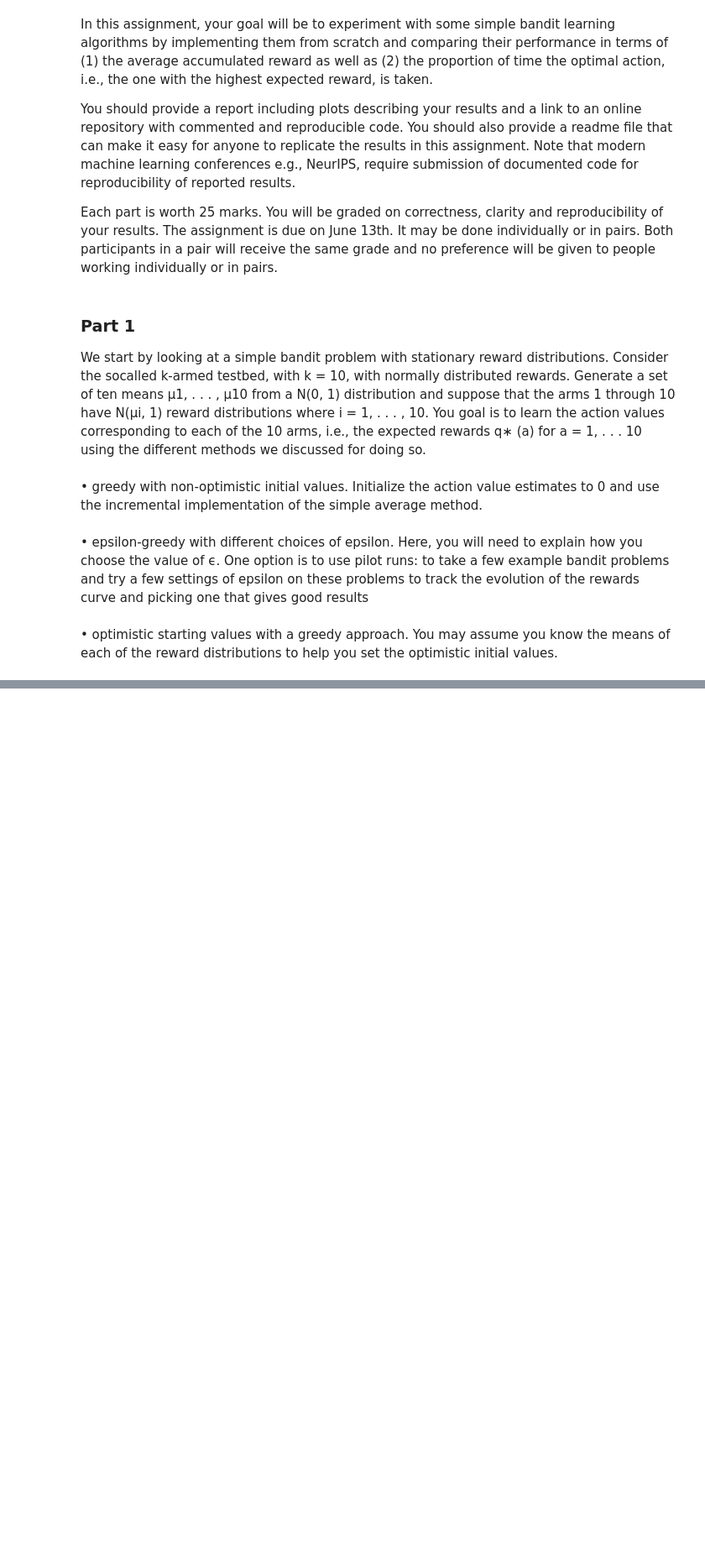
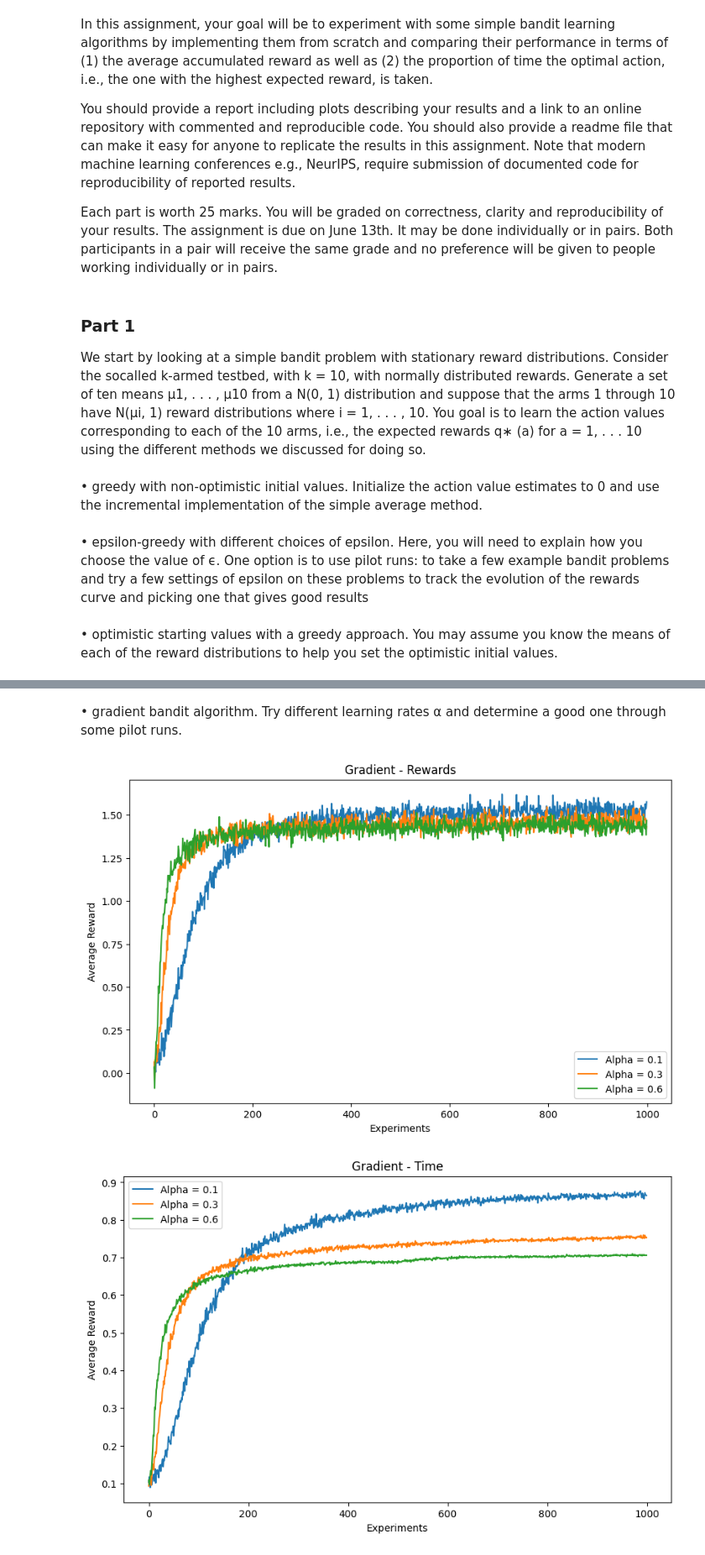
Before and after one commit to Mausoleoo/Multi-Armed-Bandit-Algorithm, a Jupyter notebook: Bandit Learning.ipynb, the cells around one changed output, grey strips where cells are left out. Shown at 84% size. Drawn from its saved outputs; the diff is of its cells as text; code cells hidden in the pictures; blank space fills up the shorter version.

```diff
--- a/Bandit Learning.ipynb
+++ b/Bandit Learning.ipynb
@@ -162,0 +182,44 @@ plt.show()
+# %% [markdown]
+• gradient bandit algorithm. Try different learning rates α and determine a good one through some pilot runs.
+# %%
+experiments = 1000
+Rewards_Gradient_1 = np.zeros((1000, 1000))
+Time_Gradient_1 = np.zeros((1000, 1000))
+Rewards_Gradient_2 = np.zeros((1000, 1000))
+Time_Gradient_2 = np.zeros((1000, 1000))
+Rewards_Gradient_3 = np.zeros((1000, 1000))
+Time_Gradient_3 = np.zeros((1000, 1000))
+
+for i in range(0,experiments):
+    Reward_list, time_avg = MultiArmedBandit(method = 'gradient', Alpha = 0.1)
+    Rewards_Gradient_1[i] = Reward_list
+    Time_Gradient_1[i] = time_avg
+    Reward_list, time_avg = MultiArmedBandit(method = 'gradient', Alpha = 0.3)
+    Rewards_Gradient_2[i] = Reward_list
+    Time_Gradient_2[i] = time_avg
+    Reward_list, time_avg = MultiArmedBandit(method = 'gradient', Alpha = 0.6)
+    Rewards_Gradient_3[i] = Reward_list
+    Time_Gradient_3[i] = time_avg
+
+plt.figure(figsize=(10, 6))
+plt.plot(np.mean(Rewards_Gradient_1, axis=0), label='Alpha = 0.1')
+plt.plot(np.mean(Rewards_Gradient_2, axis=0), label='Alpha = 0.3')
+plt.plot(np.mean(Rewards_Gradient_3, axis=0), label='Alpha = 0.6')
+plt.xlabel('Experiments')
+plt.ylabel('Average Reward')
+plt.title('Gradient - Rewards')
+plt.legend()
+plt.show()
+
+plt.figure(figsize=(10, 6))
+plt.plot(np.mean(Time_Gradient_1, axis=0), label='Alpha = 0.1')
+plt.plot(np.mean(Time_Gradient_2, axis=0), label='Alpha = 0.3')
+plt.plot(np.mean(Time_Gradient_3, axis=0), label='Alpha = 0.6')
+plt.xlabel('Experiments')
+plt.ylabel('Average Reward')
+plt.title('Gradient - Time')
+plt.legend()
+plt.show()
+# %% [output]
+[figure, added]
+[figure, added]
```
Also changed, not shown: parts of 3 cells of this notebook.
